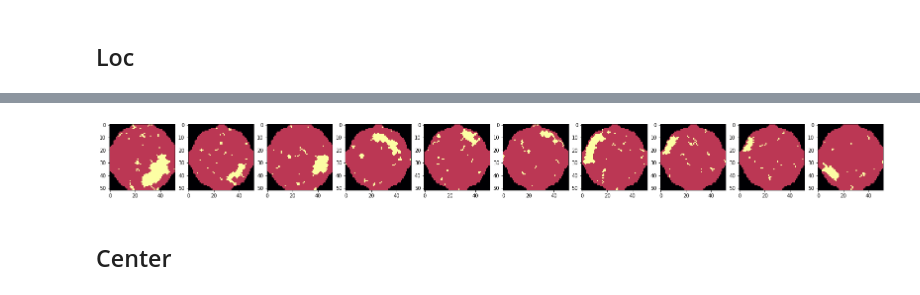
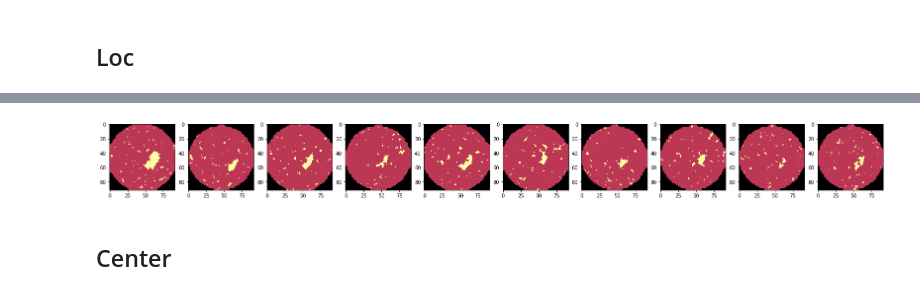
Before and after one commit to Keleas/Wafer_maps, a Jupyter notebook: src/CREATE_dataset_wafer_map.ipynb, the cells around one changed output, grey strips where cells are left out. Cells and saved outputs as stored; diff of their text form; code cells hidden in the pictures.

```diff
--- a/src/CREATE_dataset_wafer_map.ipynb
+++ b/src/CREATE_dataset_wafer_map.ipynb
@@ -13,7 +13,7 @@ cpu_count = cpu_count()
 
 %matplotlib inline
 
-IMAGE_DIMS = (52 , 52 , 1)
+IMAGE_DIMS = (92 , 92 , 1)
 # %% [markdown]
 ## Загрузка шаблона карты
 # %%
@@ -202,7 +220,7 @@ Wall time: 239 ms
 fig, ax = plt.subplots(nrows = 1, ncols = 10, figsize=(28, 20))
 ax = ax.ravel(order='C')
 for i in range(10):
-    ax[i-10].imshow(df_scratch_curved.waferMap[i], cmap='inferno')
+    ax[i].imshow(df_scratch_curved.waferMap.values[i], cmap='inferno')
 
 plt.show()
 # %% [output]
@@ -344,7 +381,7 @@ Wall time: 6min 41s
 fig, ax = plt.subplots(nrows = 1, ncols = 10, figsize=(28, 20))
 ax = ax.ravel(order='C')
 for i in range(10):
-    ax[i-10].imshow(df_donut.waferMap[i], cmap='inferno')
+    ax[i].imshow(df_donut.waferMap.values[i], cmap='inferno')
 
 plt.show()
 # %% [output]
@@ -371,9 +408,9 @@ for i in range(4):
         PHI = np.vstack((PHI, phi))
 
 ## радиус внутреннего круга
-r1 = np.random.randint(0.3*IMAGE_DIMS[0], 0.33*IMAGE_DIMS[0], size=N_POINTS)
+r1 = np.random.randint(0.1*IMAGE_DIMS[0], 0.2*IMAGE_DIMS[0], size=N_POINTS)
 ## радиус внешнего круга
-r2 = np.random.randint(0.4*IMAGE_DIMS[0], 0.45*IMAGE_DIMS[0], size=N_POINTS)
+r2 = np.random.randint(0.2*IMAGE_DIMS[0], 0.25*IMAGE_DIMS[0], size=N_POINTS)
 r = np.vstack((r1, r2))
 ## merge под формат генератора
 r = np.array([[r[0,i], r[1,i]] for i in range(r.shape[1])])
@@ -386,18 +423,26 @@ YC = np.random.randint(0.45*IMAGE_DIMS[0], 0.55*IMAGE_DIMS[0], size=N_POINTS)
 ## интесивность
 N = np.random.randint(200, 210, size=N_POINTS)
 
-## генератор
-# df_loc = create_rings(XC, YC, r, PHI, N, pattern_type='Loc')
 
-## генератор параллельный
-n_workers = cpu_count
-results = Parallel(n_workers)(
-    delayed(create_rings)(XC[i::n_workers], YC[i::n_workers],
-                          r[i::n_workers], PHI[i::n_workers],
-                          N[i::n_workers], pattern_type='Loc')
-    for i in range(n_workers))
+def generator_loc(mode=0):
+    if mode == 1:
+        ## генератор для презенташки
+        df_loc = create_rings(XC, YC, r, PHI, N, pattern_type='Loc', save=True)
+    elif mode == 0:
+        ## генератор параллельный
+        n_workers = cpu_count
+        results = Parallel(n_workers)(
+            delayed(create_rings)(XC[i::n_workers], YC[i::n_workers],
+                                  r[i::n_workers], PHI[i::n_workers],
+                                  N[i::n_workers], pattern_type='Loc')
+            for i in range(n_workers))
 
-df_loc = results[0]
-for i in range(1, len(results)):
-    df_loc = pd.concat((df_center, results[i]), sort=False)
+        df_loc = results[0]
+        for i in range(1, len(results)):
+            df_loc = pd.concat((df_loc, results[i]), sort=False)
+
+    return df_loc
+
+
+df_loc = generator_loc(mode=0)
 # %% [output]
@@ -405,12 +450,12 @@ Wall time: 6min 37s
 # %%
 fig, ax = plt.subplots(nrows = 1, ncols = 10, figsize=(28, 20))
 ax = ax.ravel(order='C')
 for i in range(10):
-    ax[i-10].imshow(df_loc.waferMap[i], cmap='inferno')
+    ax[i].imshow(df_loc.waferMap.values[i], cmap='inferno')
 
 plt.show()
 # %% [output]
-[figure, old version]
+[figure, new version]
 # %% [markdown]
 ## Center
 # %%
```
Also changed, not shown: parts of 25 cells of this notebook.
